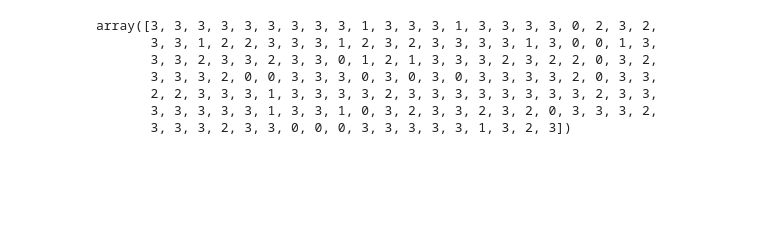
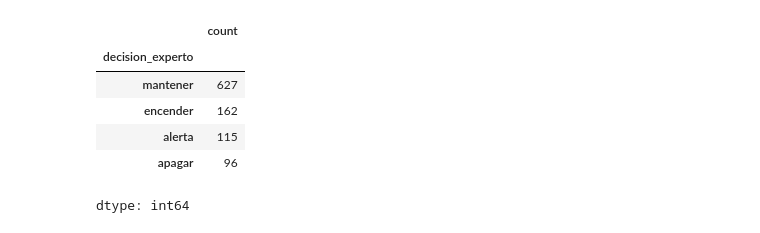
Before and after one commit to jcmachicao/jinis2025_machicao, a Jupyter notebook: JINIS__experto_neuronal.ipynb, the cells around one changed output. Cells and saved outputs as stored; diff of their text form; code cells hidden in the pictures; blank space fills up the shorter version.

```diff
--- a/JINIS__experto_neuronal.ipynb
+++ b/JINIS__experto_neuronal.ipynb
@@ -79,6 +81,16 @@ def sistema_experto(row):
             return "mantener"
 
 df["decision_experto"] = df.apply(sistema_experto, axis=1)
+# %%
+df['decision_experto'].value_counts()
+# %% [output]
+|  | count |
+| decision_experto |  |
+| mantener | 627 |
+| encender | 162 |
+| alerta | 115 |
+| apagar | 96 |
+dtype: int64
 # %%
 # -----------------------------------------------------
 # 3️⃣ ENTRENAMIENTO DE RED NEURONAL
@@ -152,13 +164,3 @@ model.fit(X_train_noisy, y_train)
 
 # Predicciones
 y_pred = model.predict(X_test)
-# %%
-y_pred
-# %% [output]
-array([3, 3, 3, 3, 3, 3, 3, 3, 3, 1, 3, 3, 3, 1, 3, 3, 3, 3, 0, 2, 3, 2,
-       3, 3, 1, 2, 2, 3, 3, 3, 1, 2, 3, 2, 3, 3, 3, 3, 1, 3, 0, 0, 1, 3,
-       3, 3, 2, 3, 3, 2, 3, 3, 0, 1, 2, 1, 3, 3, 3, 2, 3, 2, 2, 0, 3, 2,
-       3, 3, 3, 2, 0, 0, 3, 3, 3, 0, 3, 0, 3, 0, 3, 3, 3, 3, 2, 0, 3, 3,
-       2, 2, 3, 3, 3, 1, 3, 3, 3, 3, 2, 3, 3, 3, 3, 3, 3, 3, 3, 2, 3, 3,
-       3, 3, 3, 3, 3, 1, 3, 3, 1, 0, 3, 2, 3, 3, 2, 3, 2, 0, 3, 3, 3, 2,
-       3, 3, 3, 2, 3, 3, 0, 0, 0, 3, 3, 3, 3, 3, 1, 3, 2, 3])
```
Also changed, not shown: parts of 6 cells of this notebook.
